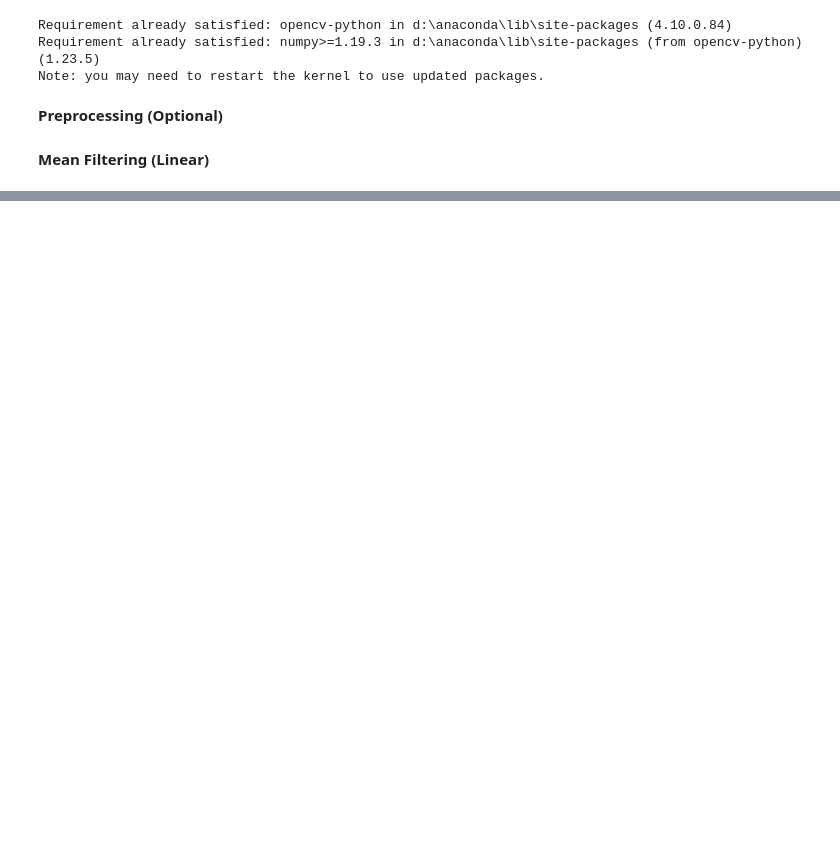
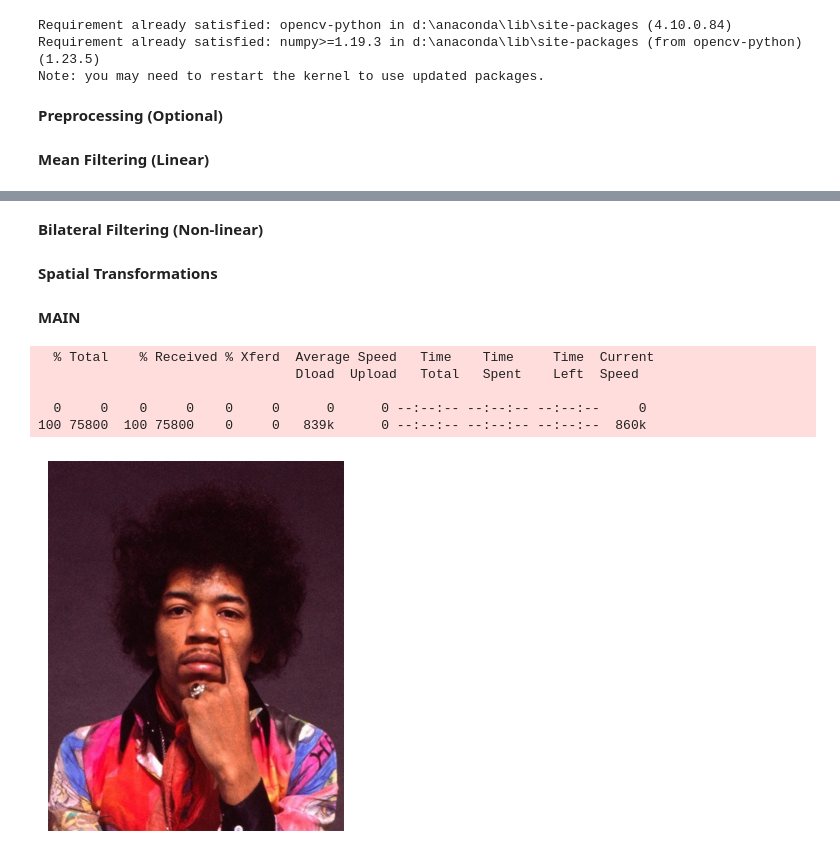
Before and after one commit to abhagyacharan/Computer-Vision-Challenges, a Jupyter notebook: Low Level/3. Image Filtering & Restoration/img_processing_filtering.ipynb, the cells around one changed output, grey strips where cells are left out. Cells and saved outputs as stored; diff of their text form; code cells hidden in the pictures; blank space fills up the shorter version.

Commit message:
Complete Image_processing_filtering

```diff
--- a/Low Level/3. Image Filtering & Restoration/img_processing_filtering.ipynb
+++ b/Low Level/3. Image Filtering & Restoration/img_processing_filtering.ipynb
@@ -29,0 +48,2 @@ def mean_filtering(img_path, kernel_size):
+# %% [markdown]
+**Bilateral Filtering (Non-linear)**
@@ -29,0 +53,2 @@ def mean_filtering(img_path, kernel_size):
+# %% [markdown]
+**Spatial Transformations**
@@ -29,0 +93,18 @@ def mean_filtering(img_path, kernel_size):
+# %% [markdown]
+**MAIN**
+# %%
+# !curl -o logo.png https://colab.research.google.com/img/colab_favicon_256px.png
+!curl -o hendrix.jpg https://i.etsystatic.com/23861797/r/il/183b6d/3594587418/il_570xN.3594587418_fqp8.jpg
+
+# # input_img = cv2.imread('logo.png')
+input_img = cv2.imread('hendrix.jpg')
+plt.imshow(cv2.cvtColor(input_img, cv2.COLOR_BGR2RGB))
+plt.axis('off')
+plt.show()
+# %% [output]
+  % Total    % Received % Xferd  Average Speed   Time    Time     Time  Current
+                                 Dload  Upload   Total   Spent    Left  Speed
+
+  0     0    0     0    0     0      0      0 --:--:-- --:--:-- --:--:--     0
+100 75800  100 75800    0     0   839k      0 --:--:-- --:--:-- --:--:--  860k
+[figure, added]
```
Also changed, not shown: parts of 19 cells of this notebook, 1 other file.
